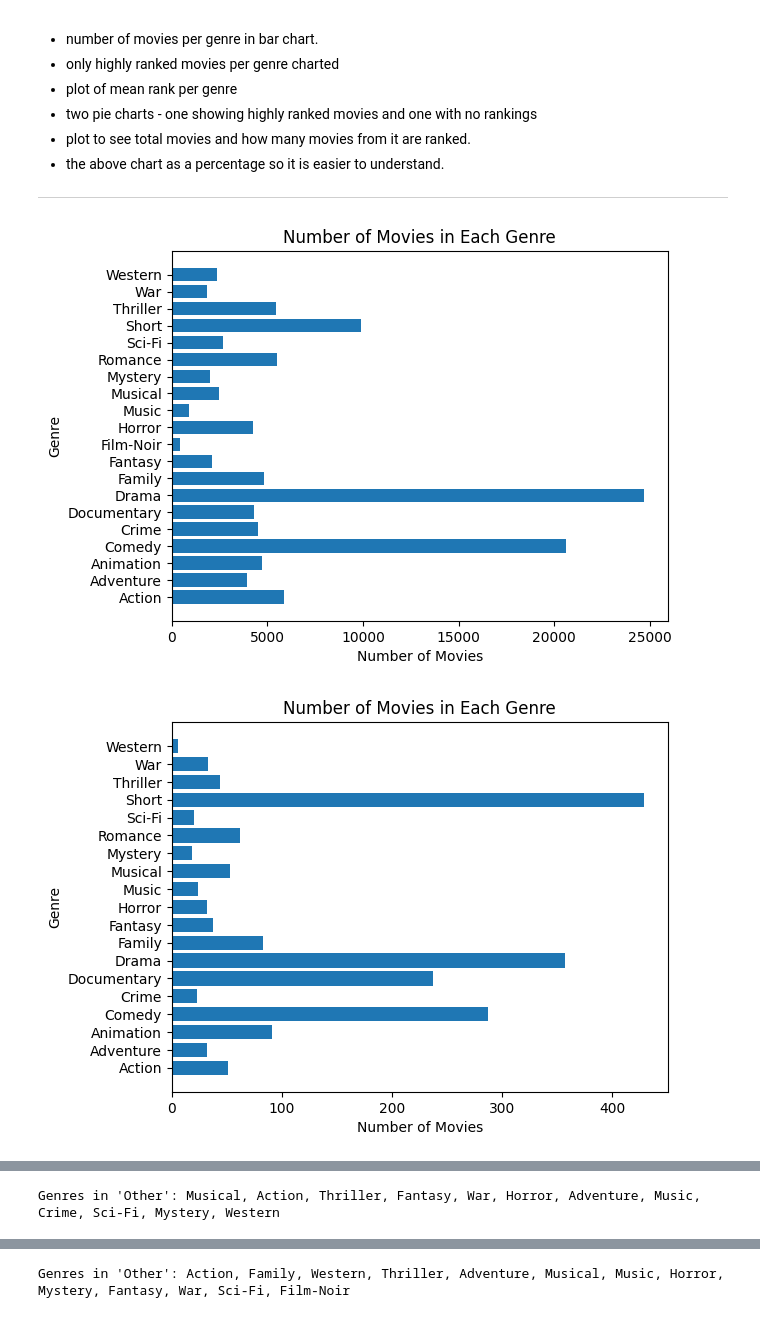
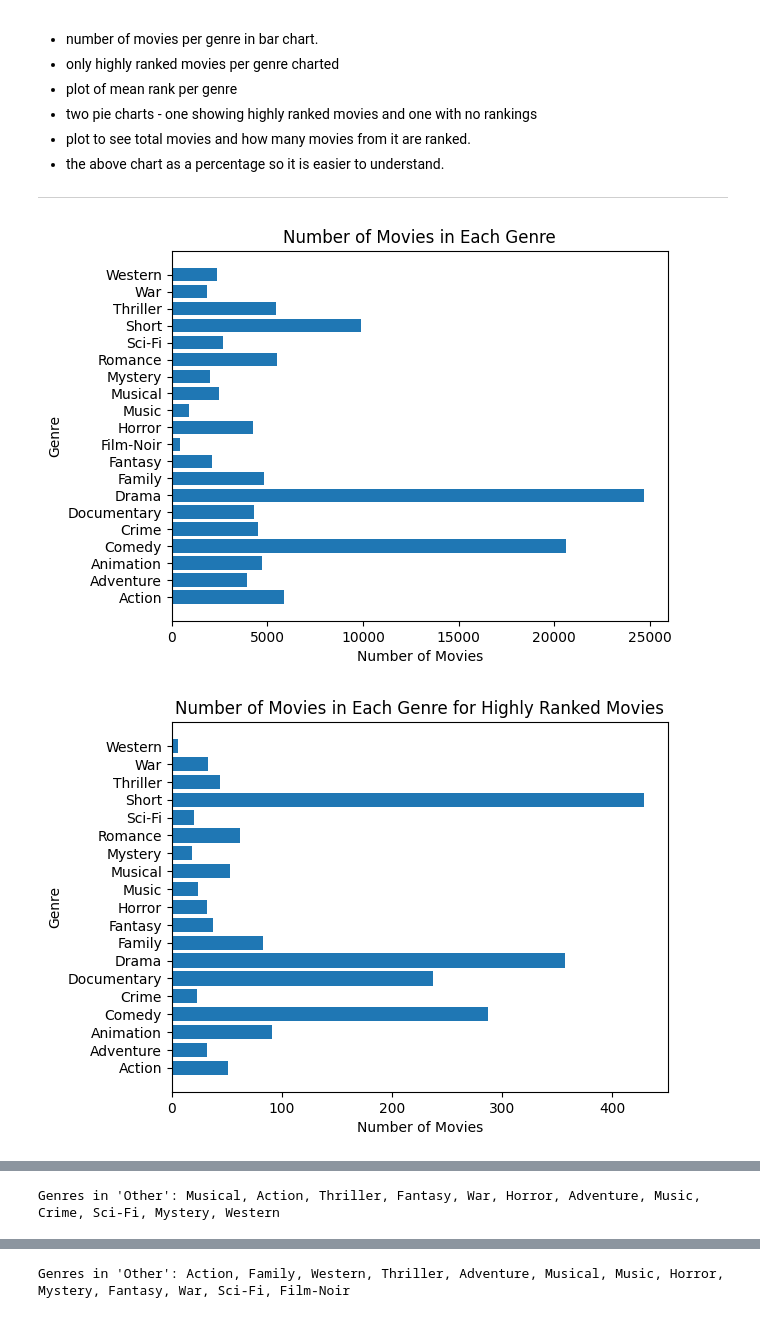
Before and after one commit to nishah8/dataandpython, a Jupyter notebook: final_project.ipynb, the cells around one changed output, grey strips where cells are left out. Saved outputs shown, nothing was run; the diff lists cells and outputs as text; code cells hidden in the pictures.

```diff
--- a/final_project.ipynb
+++ b/final_project.ipynb
@@ -242,7 +253,7 @@ gmov_high = high_ranked.groupby('genre').size().reset_index(name='count')
 plt.barh(gmov_high['genre'], gmov_high['count'])
 plt.ylabel('Genre')
 plt.xlabel('Number of Movies')
-plt.title('Number of Movies in Each Genre')
+plt.title('Number of Movies in Each Genre for Highly Ranked Movies')
 plt.show()
 
 # Plotting a chart of mean rank and genre
@@ -268,34 +279,34 @@ def pie_charts (df,threshold,title,x):
   print()
 
 # Create a pie chart of movies by genres in the highest ranked list
 pie_charts(high_ranked['genre'],0.03,'Distribution of Movies By Genre','Genres')
 
 
 #Unranked Movies by Genre
 pie_charts(unranked_movies['genre'],0.03,'Unranked Movies By Genre','Genres')
 
 
 # Plot Total Movies & Ranked Movies
 x = range(len(genre_stats['genre']))
 plt.bar(x, genre_stats['totalmovies'], label='Total Movies',width=0.4, align='center',color = 'red')
 plt.bar([i + 0.4 for i in x], genre_stats['rankedmovies'], width=0.4, label='Ranked Movies', align='center')
 plt.xlabel('Genre')
 plt.xticks([i + 0.2 for i in x], genre_stats['genre'])
 plt.title('Total Movies and Ranked Movies by Genre')
 plt.xticks(rotation=90)
 plt.legend()
 plt.show()
 
 
 # percentage plot
 plt.barh(genre_stats['genre'], genre_stats['PercentageRanked'])
 plt.ylabel('Genre')
 plt.xlabel('Percentage %')
 plt.title('Percentage of Total Ranked')
 plt.show()
 # %% [output]
 [figure]
-[figure, old version]
+[figure, new version]
 [figure]
 [figure]
 Genres in 'Other': Musical, Action, Thriller, Fantasy, War, Horror, Adventure, Music, Crime, Sci-Fi, Mystery, Western
```
Also changed, not shown: parts of 6 cells of this notebook.
